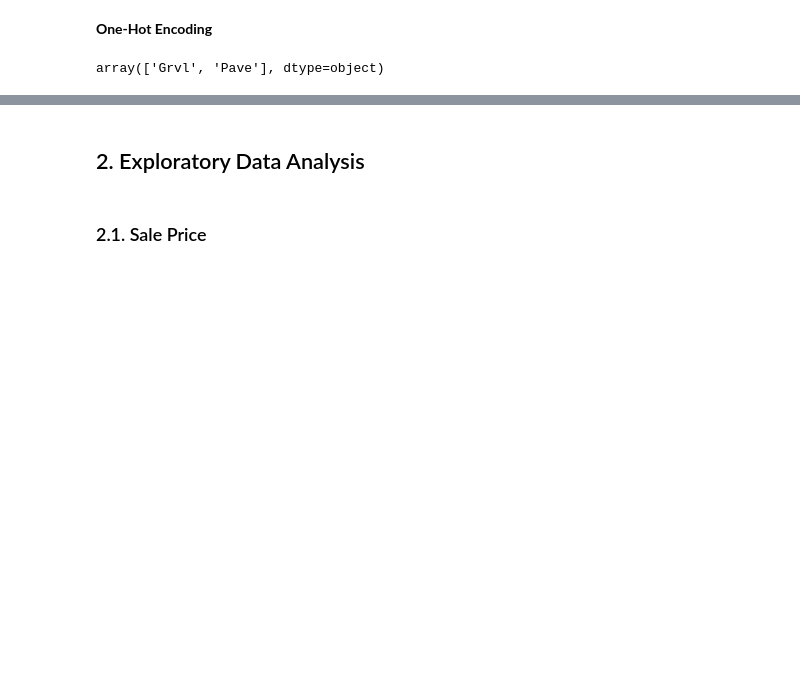
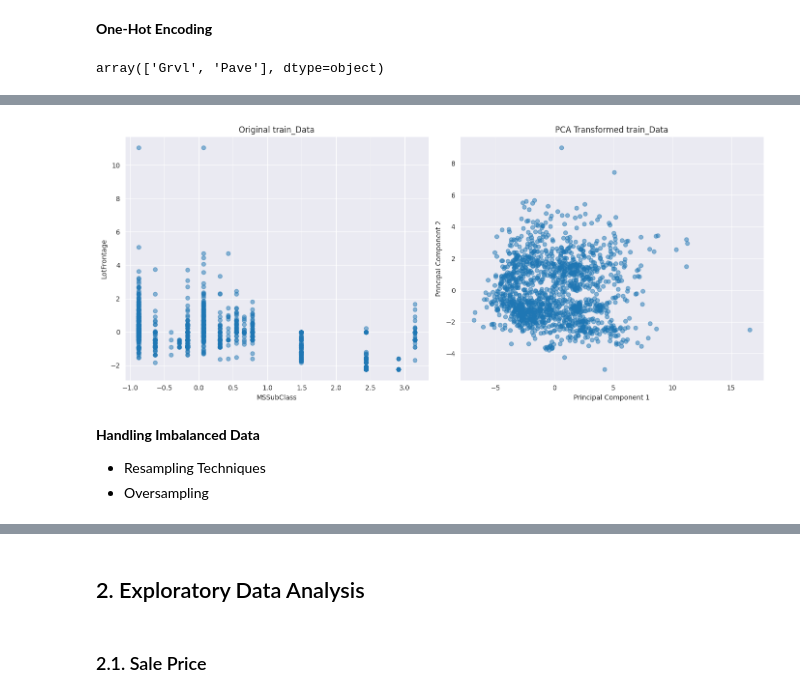
Before and after one commit to hamnasz/Machine-Learning-Basic-Projects, a Jupyter notebook: Regression/Project/ames-house-price.ipynb, the cells around one changed output, grey strips where cells are left out. Cells and saved outputs as stored; diff of their text form; code cells hidden in the pictures; blank space fills up the shorter version.

```diff
--- a/Regression/Project/ames-house-price.ipynb
+++ b/Regression/Project/ames-house-price.ipynb
@@ -336,0 +383,12 @@ AttributeError: 'DataFrame' object has no attribute 'group'
+# %%
+from sklearn.decomposition import PCA
+train_data.fillna(train_data.mean(numeric_only=True), inplace=True)
+cat_features = [feature for feature in train_data.columns if train_data[feature].dtype == 'O']
+numeric_features = [feature for feature in train_data.columns if train_data[feature].dtype != 'O']
+train_data = pd.get_dummies(train_data, columns=cat_features)
+scaler = StandardScaler()
+train_data[numeric_features] = scaler.fit_transform(train_data[numeric_features].values)
+pca = PCA(n_components=15)
+train_data_pca = pca.fit_transform(train_data)
+print(train_data_pca.shape)
+print(train_data_pca[:5])
@@ -336,0 +412,23 @@ AttributeError: 'DataFrame' object has no attribute 'group'
+# %%
+plt.figure(figsize=(14, 6))
+plt.subplot(1, 2, 1)
+plt.scatter(train_data[numeric_features[0]], train_data[numeric_features[1]], alpha=0.5)
+plt.title('Original train_Data')
+plt.xlabel(numeric_features[0])
+plt.ylabel(numeric_features[1])
+pca = PCA(n_components=15)
+train_data_pca = pca.fit_transform(train_data)
+plt.subplot(1, 2, 2)
+plt.scatter(train_data_pca[:, 0], train_data_pca[:, 1], alpha=0.5)
+plt.title('PCA Transformed train_Data')
+plt.xlabel('Principal Component 1')
+plt.ylabel('Principal Component 2')
+plt.tight_layout()
+plt.show()
+# %% [output]
+[figure, added]
+# %% [markdown]
+**Handling Imbalanced Data**
+
+- Resampling Techniques
+- Oversampling
```
Also changed, not shown: parts of 8 cells of this notebook.
